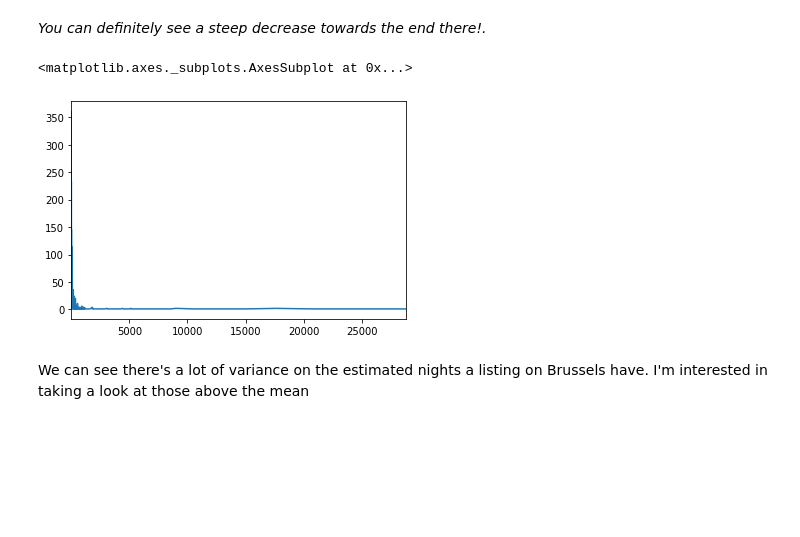
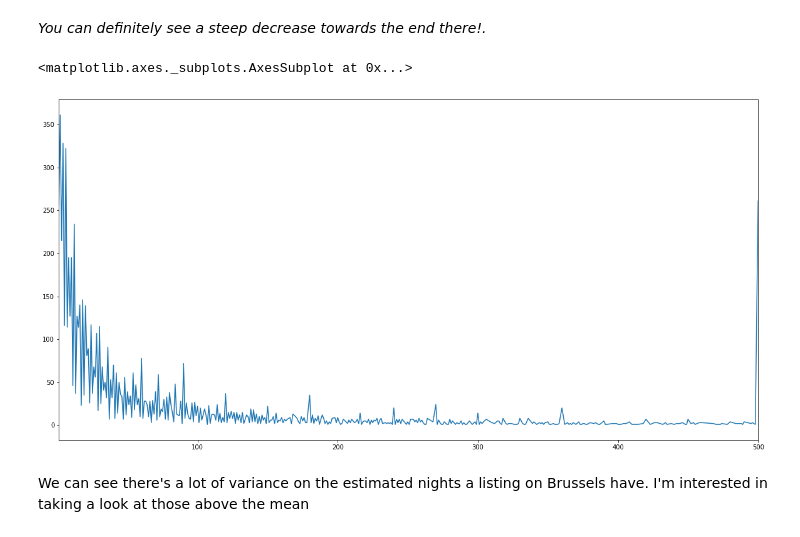
Before and after one commit to sansagara/kedro-experiment, a Jupyter notebook: notebooks/AirBnB Brussels.ipynb, the cells around one changed output. Cells and saved outputs as stored; diff of their text form; code cells hidden in the pictures; blank space fills up the shorter version.

```diff
--- a/notebooks/AirBnB Brussels.ipynb
+++ b/notebooks/AirBnB Brussels.ipynb
@@ -74,11 +74,11 @@ recent_reviews.groupby('date').count().plot()
 _You can definitely see a steep decrease towards the end there!._
 # %%
 # Estimated nights
-listings['estimated_nights'] = listings.apply(lambda row: row.minimum_nights * row.number_of_reviews, axis=1)
-listings.estimated_nights.value_counts().sort_index().drop(0).plot.line(x='estimated_nights', y='count')
+listings['estimated_nights'] = listings.apply(lambda row: min(row.minimum_nights * row.number_of_reviews, 500), axis=1)
+listings.estimated_nights.value_counts().sort_index().drop(0).plot.line(x='estimated_nights', y='count', figsize=(20,10))
 # %% [output]
 <matplotlib.axes._subplots.AxesSubplot at 0x...>
-[figure, old version]
+[figure, new version]
 # %% [markdown]
 We can see there's a lot of variance on the estimated nights a listing on Brussels have. I'm interested in taking a look at those above the mean
 # %%
```
Also changed, not shown: parts of 8 cells of this notebook.
